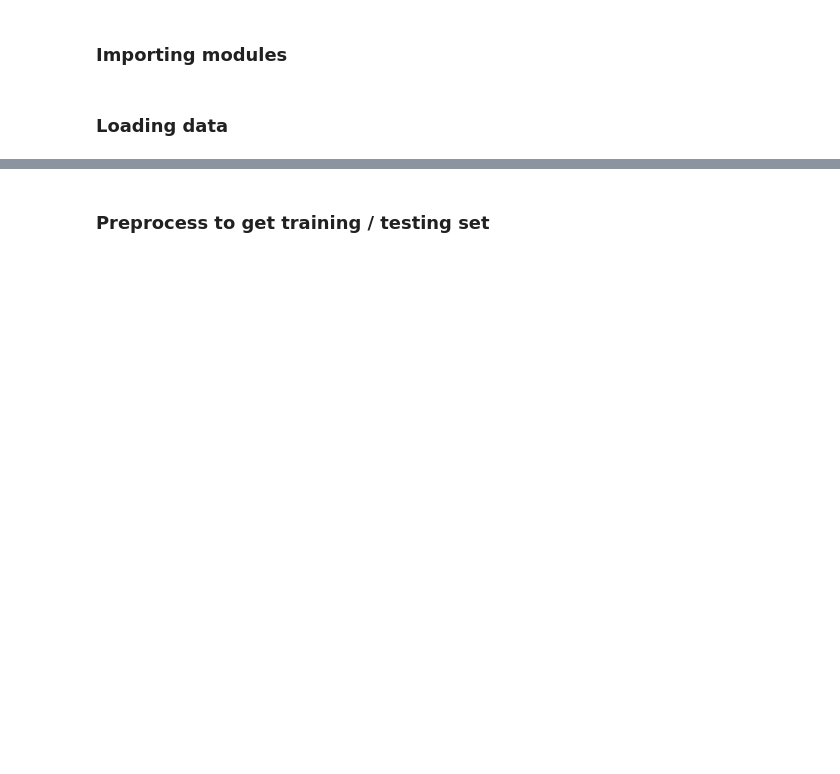
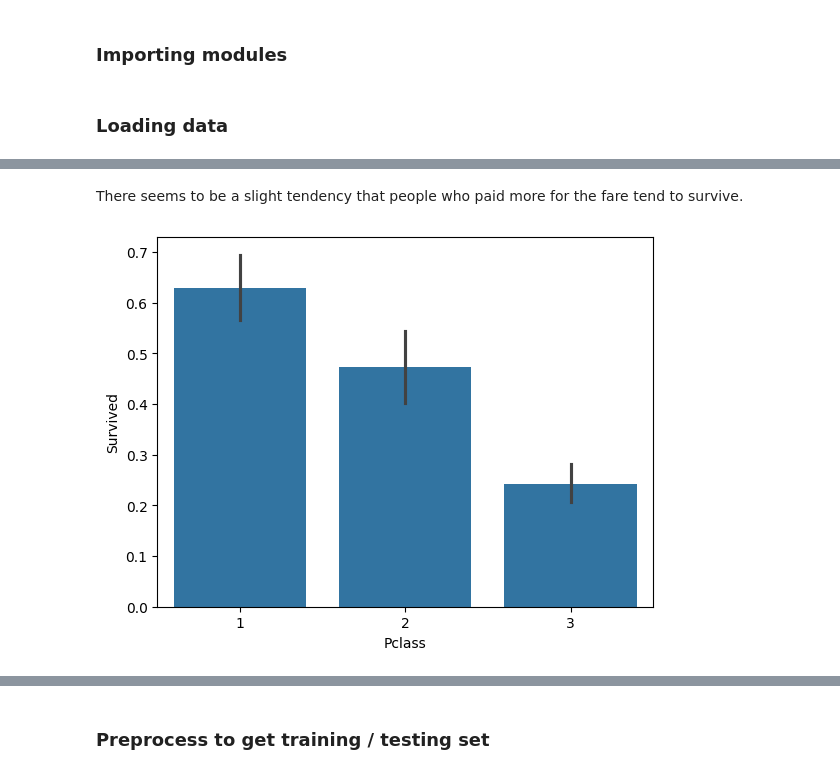
Before and after one commit to StijnvanderLippe/kaggle-competitions, a Jupyter notebook: Titanic - Machine Learning from Disaster/analysis.ipynb, the cells around one changed output, grey strips where cells are left out. Drawn from its saved outputs; the diff is of its cells as text; code cells hidden in the pictures; blank space fills up the shorter version.

```diff
--- a/Titanic - Machine Learning from Disaster/analysis.ipynb
+++ b/Titanic - Machine Learning from Disaster/analysis.ipynb
@@ -28,0 +43,7 @@ df_train.head()
+# %% [markdown]
+There seems to be a slight tendency that people who paid more for the fare tend to survive.
+# %%
+sns.barplot(df_train, x='Pclass', y='Survived')
+plt.show()
+# %% [output]
+[figure, added]
```
Also changed, not shown: parts of 33 cells of this notebook, 1 other file.
